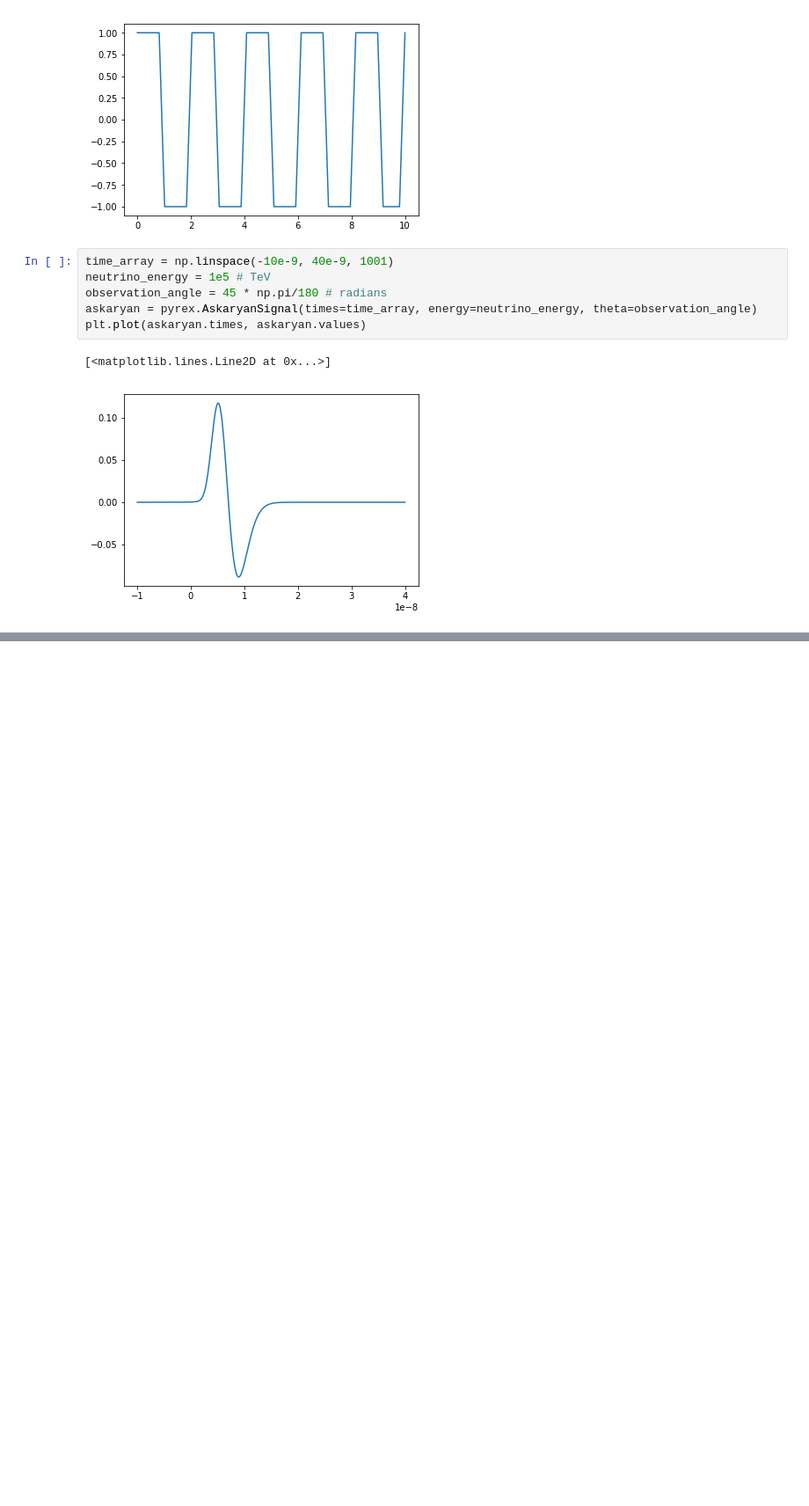
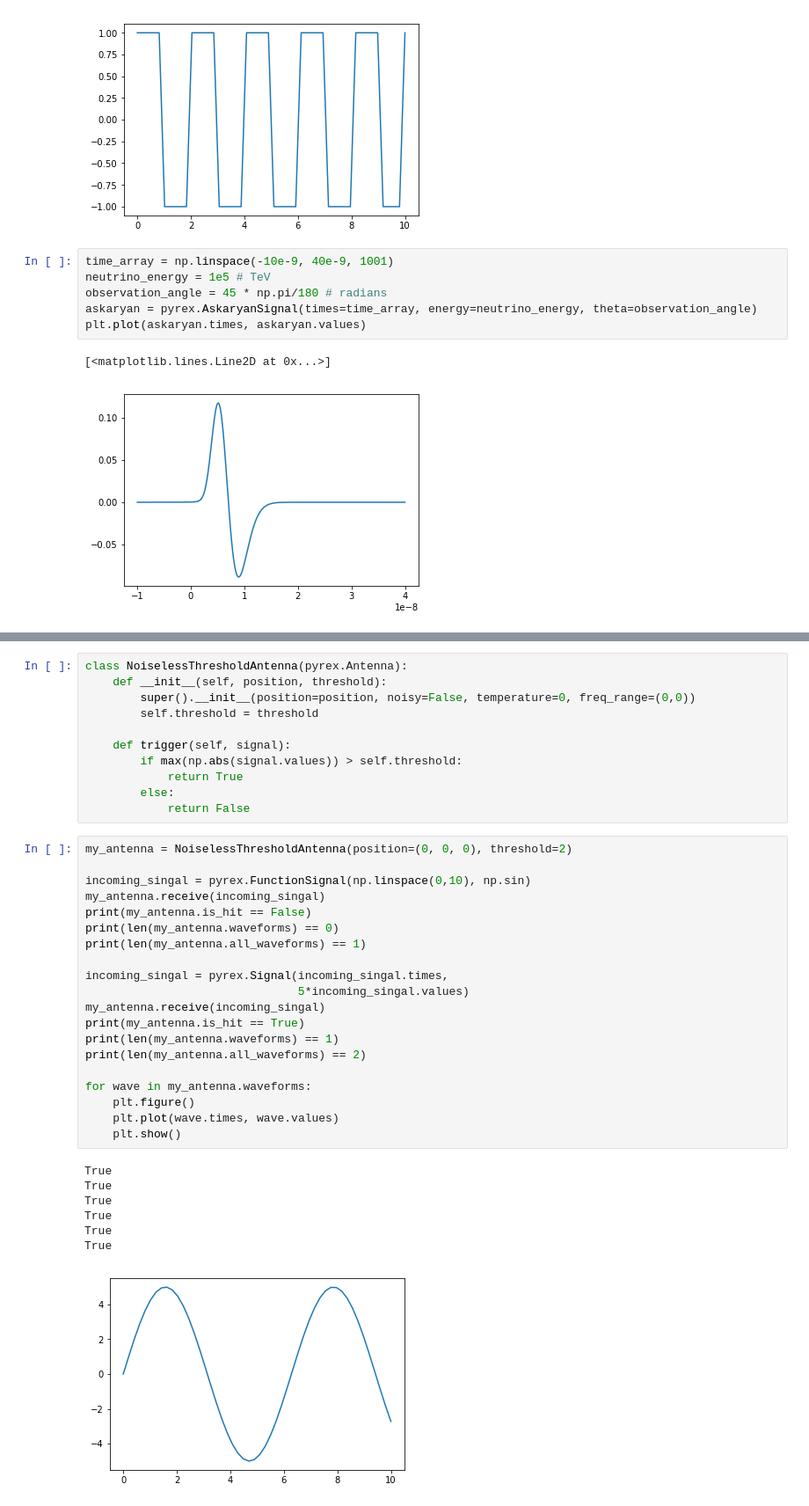
Before and after one commit to bhokansonfasig/pyrex, a Jupyter notebook: Code Examples.ipynb, the cells around one changed output, grey strips where cells are left out. Shown at 88% size. Drawn from its saved outputs; the diff is of its cells as text; blank space fills up the shorter version.

```diff
--- a/Code Examples.ipynb
+++ b/Code Examples.ipynb
@@ -139,0 +177,39 @@ plt.plot(noise.times, noise.values)
+# %%
+class NoiselessThresholdAntenna(pyrex.Antenna):
+    def __init__(self, position, threshold):
+        super().__init__(position=position, noisy=False, temperature=0, freq_range=(0,0))
+        self.threshold = threshold
+
+    def trigger(self, signal):
+        if max(np.abs(signal.values)) > self.threshold:
+            return True
+        else:
+            return False
+# %%
+my_antenna = NoiselessThresholdAntenna(position=(0, 0, 0), threshold=2)
+
+incoming_singal = pyrex.FunctionSignal(np.linspace(0,10), np.sin)
+my_antenna.receive(incoming_singal)
+print(my_antenna.is_hit == False)
+print(len(my_antenna.waveforms) == 0)
+print(len(my_antenna.all_waveforms) == 1)
+
+incoming_singal = pyrex.Signal(incoming_singal.times,
+                               5*incoming_singal.values)
+my_antenna.receive(incoming_singal)
+print(my_antenna.is_hit == True)
+print(len(my_antenna.waveforms) == 1)
+print(len(my_antenna.all_waveforms) == 2)
+
+for wave in my_antenna.waveforms:
+    plt.figure()
+    plt.plot(wave.times, wave.values)
+    plt.show()
+# %% [output]
+True
+True
+True
+True
+True
+True
+[figure, added]
```
Also changed, not shown: parts of 17 cells of this notebook, 2 other files.
